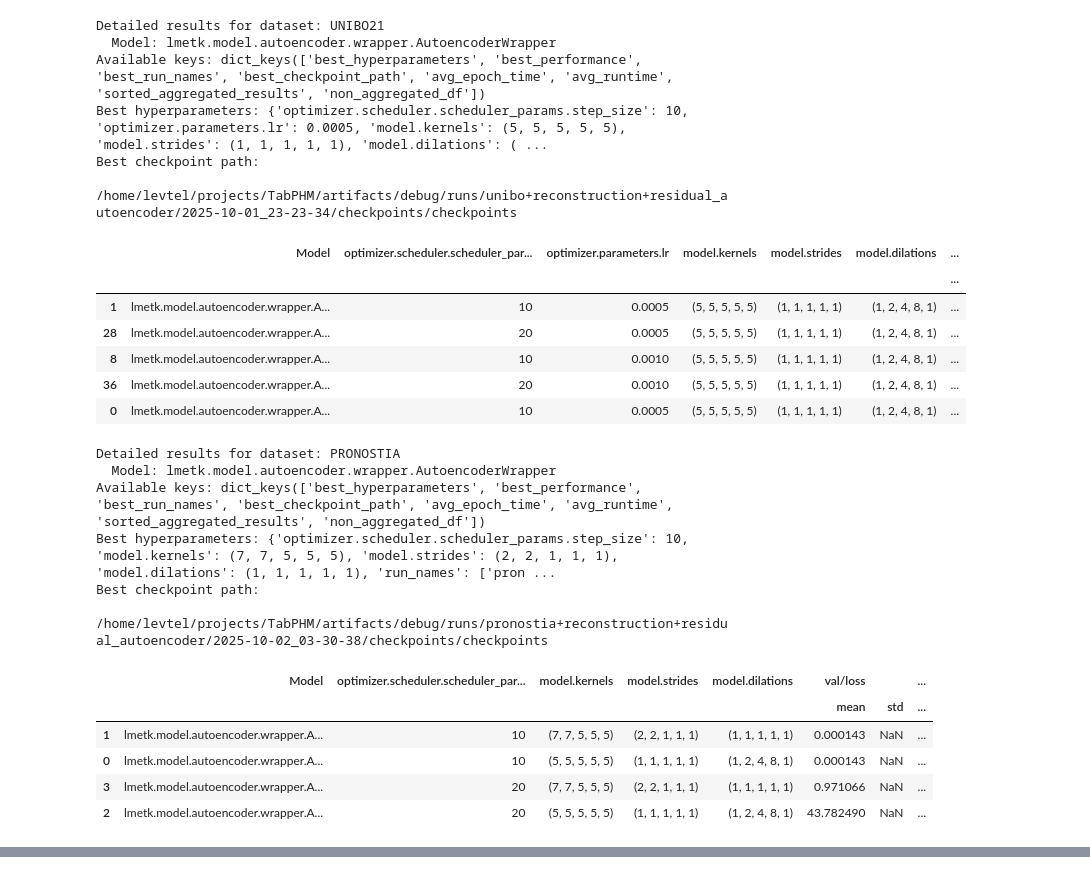
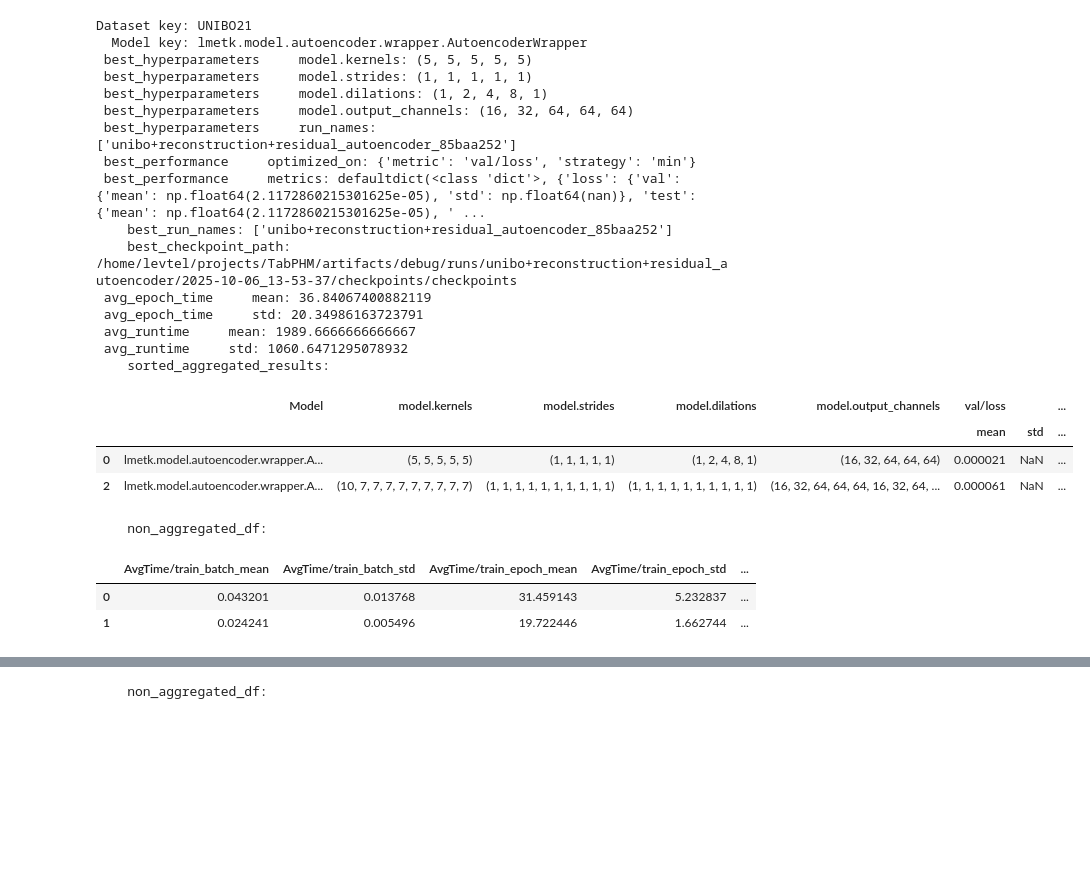
Before and after one commit to EPFL-IMOS/picid, a Jupyter notebook: lmetk_report/table.ipynb, the cells around one changed output, grey strips where cells are left out. Saved outputs shown, nothing was run; the diff lists cells and outputs as text; code cells hidden in the pictures; blank space fills up the shorter version.

Commit message:
fixing the pronostia pipeline

```diff
--- a/lmetk_report/table.ipynb
+++ b/lmetk_report/table.ipynb
@@ -22,7 +22,7 @@ from lmetk_report.reporting import create_summary_table
 # ## 2. Configuration
 # Define all key parameters for the analysis in one place.
 # ---
-PROJECT_NAME = "TabPHM-autoencoders-checks_02_10_night"
+PROJECT_NAME = "TabPHM-autoencoders-checks_06_10_night"
 USER = "imos-buildingenergy-1"
 METRIC_PREFIXES = ["val/", "test/"]
 REPORTING_METRICS = ["loss", "mse", "mae", "rmse"]
@@ -89,36 +89,48 @@ model.dilations: [[1, 1, 1, 1, 1], [1, 2, 4, 8, 1]]
 # %%
 for key in all_results.keys():
-    print(f"\nDetailed results for dataset: {key}")
+    print(f"Dataset key: {key}")
     for key_2 in all_results[key].keys():
-        print(f"  Model: {key_2}")
-        print("Available keys:", all_results[key][key_2].keys())
-        print("Best hyperparameters:", all_results[key][key_2]["best_hyperparameters"])
-        # print such that I can easily copy
-        print("Best checkpoint path:\n", str(all_results[key][key_2]["best_checkpoint_path"]))
-        display(all_results[key][key_2]["sorted_aggregated_results"].head())
+        print(f"  Model key: {key_2}")
+        for sub_key in all_results[key][key_2].keys():
+            #if pd data frame then display the head only
+            if isinstance(all_results[key][key_2][sub_key], pd.DataFrame):
+                print(f"    {sub_key}:")
+                display(all_results[key][key_2][sub_key].head(2))
+            # if dict proceed with keys
+            elif isinstance(all_results[key][key_2][sub_key], dict):
+                # same for inside dict and repeat
+                for inner_key in all_results[key][key_2][sub_key].keys():
+                    # print the
+                    if isinstance(all_results[key][key_2][sub_key][inner_key], pd.DataFrame):
+                        print(f"   {sub_key}   {inner_key}:")
+                        display(all_results[key][key_2][sub_key][inner_key].head(2))
+                    else:
+                        print(f" {sub_key}     {inner_key}: {all_results[key][key_2][sub_key][inner_key]}")
+
+            else:
+                print(f"    {sub_key}: {all_results[key][key_2][sub_key]}")
 # %% [output]
-Detailed results for dataset: UNIBO21
-  Model: lmetk.model.autoencoder.wrapper.AutoencoderWrapper
-Available keys: dict_keys(['best_hyperparameters', 'best_performance', 'best_run_names', 'best_checkpoint_path', 'avg_epoch_time', 'avg_runtime', 'sorted_aggregated_results', 'non_aggregated_df'])
-Best hyperparameters: {'optimizer.scheduler.scheduler_params.step_size': 10, 'optimizer.parameters.lr': 0.0005, 'model.kernels': (5, 5, 5, 5, 5), 'model.strides': (1, 1, 1, 1, 1), 'model.dilations': ( ...
-Best checkpoint path:
- /home/levtel/projects/TabPHM/artifacts/debug/runs/unibo+reconstruction+residual_autoencoder/2025-10-01_23-23-34/checkpoints/checkpoints
+Dataset key: UNIBO21
+  Model key: lmetk.model.autoencoder.wrapper.AutoencoderWrapper
+ best_hyperparameters     model.kernels: (5, 5, 5, 5, 5)
+ best_hyperparameters     model.strides: (1, 1, 1, 1, 1)
+ best_hyperparameters     model.dilations: (1, 2, 4, 8, 1)
+ best_hyperparameters     model.output_channels: (16, 32, 64, 64, 64)
+ best_hyperparameters     run_names: ['unibo+reconstruction+residual_autoencoder_85baa252']
+ best_performance     optimized_on: {'metric': 'val/loss', 'strategy': 'min'}
+ best_performance     metrics: defaultdict(<class 'dict'>, {'loss': {'val': {'mean': np.float64(2.1172860215301625e-05), 'std': np.float64(nan)}, 'test': {'mean': np.float64(2.1172860215301625e-05), ' ...
+    best_run_names: ['unibo+reconstruction+residual_autoencoder_85baa252']
+    best_checkpoint_path: /home/levtel/projects/TabPHM/artifacts/debug/runs/unibo+reconstruction+residual_autoencoder/2025-10-06_13-53-37/checkpoints/checkpoints
+ avg_epoch_time     mean: 36.84067400882119
+ avg_epoch_time     std: 20.34986163723791
+ avg_runtime     mean: 1989.6666666666667
+ avg_runtime     std: 1060.6471295078932
+    sorted_aggregated_results:
-|  | Model | optimizer.scheduler.scheduler_par... | optimizer.parameters.lr | model.kernels | model.strides | model.dilations | ... |
-|  |  |  |  |  |  |  | ... |
-| 1 | lmetk.model.autoencoder.wrapper.A... | 10 | 0.0005 | (5, 5, 5, 5, 5) | (1, 1, 1, 1, 1) | (1, 2, 4, 8, 1) | ... |
-| 28 | lmetk.model.autoencoder.wrapper.A... | 20 | 0.0005 | (5, 5, 5, 5, 5) | (1, 1, 1, 1, 1) | (1, 2, 4, 8, 1) | ... |
-| 8 | lmetk.model.autoencoder.wrapper.A... | 10 | 0.0010 | (5, 5, 5, 5, 5) | (1, 1, 1, 1, 1) | (1, 2, 4, 8, 1) | ... |
-| 36 | lmetk.model.autoencoder.wrapper.A... | 20 | 0.0010 | (5, 5, 5, 5, 5) | (1, 1, 1, 1, 1) | (1, 2, 4, 8, 1) | ... |
-| 0 | lmetk.model.autoencoder.wrapper.A... | 10 | 0.0005 | (5, 5, 5, 5, 5) | (1, 1, 1, 1, 1) | (1, 2, 4, 8, 1) | ... |
+|  | Model | model.kernels | model.strides | model.dilations | model.output_channels | val/loss |  | ... |
+|  |  |  |  |  |  | mean | std | ... |
+| 0 | lmetk.model.autoencoder.wrapper.A... | (5, 5, 5, 5, 5) | (1, 1, 1, 1, 1) | (1, 2, 4, 8, 1) | (16, 32, 64, 64, 64) | 0.000021 | NaN | ... |
+| 2 | lmetk.model.autoencoder.wrapper.A... | (10, 7, 7, 7, 7, 7, 7, 7, 7, 7) | (1, 1, 1, 1, 1, 1, 1, 1, 1, 1) | (1, 1, 1, 1, 1, 1, 1, 1, 1, 1) | (16, 32, 64, 64, 64, 16, 32, 64, ... | 0.000061 | NaN | ... |
-Detailed results for dataset: PRONOSTIA
-  Model: lmetk.model.autoencoder.wrapper.AutoencoderWrapper
-Available keys: dict_keys(['best_hyperparameters', 'best_performance', 'best_run_names', 'best_checkpoint_path', 'avg_epoch_time', 'avg_runtime', 'sorted_aggregated_results', 'non_aggregated_df'])
-Best hyperparameters: {'optimizer.scheduler.scheduler_params.step_size': 10, 'model.kernels': (7, 7, 5, 5, 5), 'model.strides': (2, 2, 1, 1, 1), 'model.dilations': (1, 1, 1, 1, 1), 'run_names': ['pron ...
-Best checkpoint path:
- /home/levtel/projects/TabPHM/artifacts/debug/runs/pronostia+reconstruction+residual_autoencoder/2025-10-02_03-30-38/checkpoints/checkpoints
+    non_aggregated_df:
-|  | Model | optimizer.scheduler.scheduler_par... | model.kernels | model.strides | model.dilations | val/loss |  | ... |
-|  |  |  |  |  |  | mean | std | ... |
-| 1 | lmetk.model.autoencoder.wrapper.A... | 10 | (7, 7, 5, 5, 5) | (2, 2, 1, 1, 1) | (1, 1, 1, 1, 1) | 0.000143 | NaN | ... |
-| 0 | lmetk.model.autoencoder.wrapper.A... | 10 | (5, 5, 5, 5, 5) | (1, 1, 1, 1, 1) | (1, 2, 4, 8, 1) | 0.000143 | NaN | ... |
-| 3 | lmetk.model.autoencoder.wrapper.A... | 20 | (7, 7, 5, 5, 5) | (2, 2, 1, 1, 1) | (1, 1, 1, 1, 1) | 0.971066 | NaN | ... |
-| 2 | lmetk.model.autoencoder.wrapper.A... | 20 | (5, 5, 5, 5, 5) | (1, 1, 1, 1, 1) | (1, 2, 4, 8, 1) | 43.782490 | NaN | ... |
+|  | AvgTime/train_batch_mean | AvgTime/train_batch_std | AvgTime/train_epoch_mean | AvgTime/train_epoch_std | ... |
+| 0 | 0.043201 | 0.013768 | 31.459143 | 5.232837 | ... |
+| 1 | 0.024241 | 0.005496 | 19.722446 | 1.662744 | ... |
@@ -124,0 +157 @@ Best checkpoint path:
+    non_aggregated_df:
```
Also changed, not shown: parts of 8 cells of this notebook, 22 other files.
